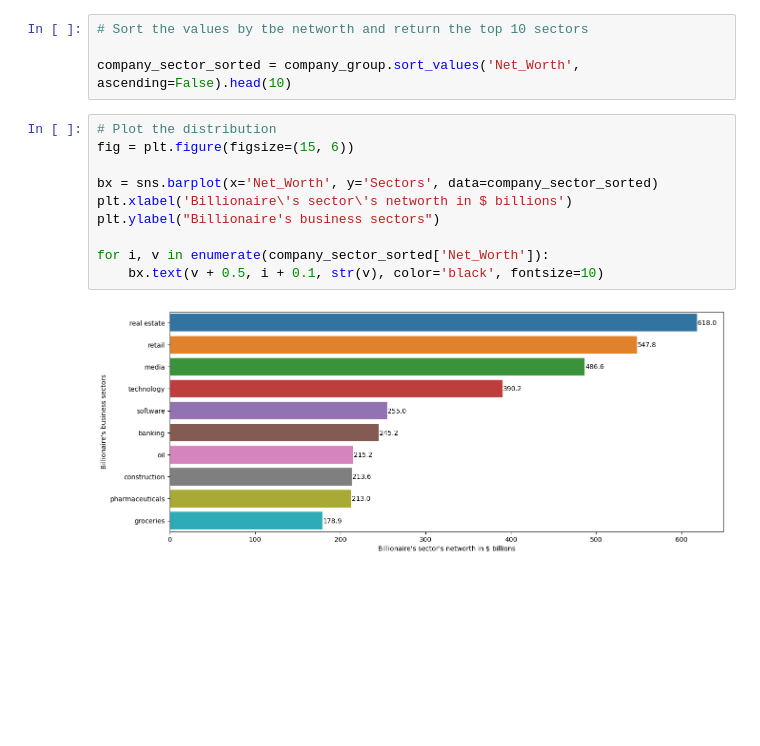
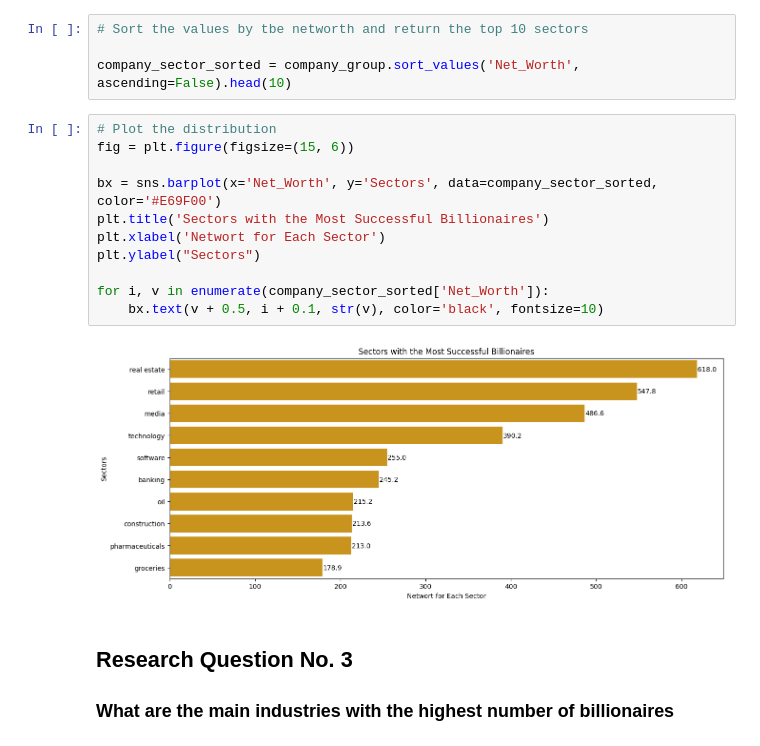
Before and after one commit to obinnaofomah/Forbes_Billionaires_Analysis, a Jupyter notebook: Billionaire Data Analysis.ipynb, the cells around one changed output. Drawn from its saved outputs; the diff is of its cells as text; blank space fills up the shorter version.

```diff
--- a/Billionaire Data Analysis.ipynb
+++ b/Billionaire Data Analysis.ipynb
@@ -396,12 +396,16 @@ company_sector_sorted = company_group.sort_values('Net_Worth', ascending=False).
 # %%
 # Plot the distribution
 fig = plt.figure(figsize=(15, 6))
 
-bx = sns.barplot(x='Net_Worth', y='Sectors', data=company_sector_sorted)
-plt.xlabel('Billionaire\'s sector\'s networth in $ billions')
-plt.ylabel("Billionaire's business sectors")
+bx = sns.barplot(x='Net_Worth', y='Sectors', data=company_sector_sorted, color='#E69F00')
+plt.title('Sectors with the Most Successful Billionaires')
+plt.xlabel('Networt for Each Sector')
+plt.ylabel("Sectors")
 
 for i, v in enumerate(company_sector_sorted['Net_Worth']):
     bx.text(v + 0.5, i + 0.1, str(v), color='black', fontsize=10)
 # %% [output]
-[figure, old version]
+[figure, new version]
+# %% [markdown]
+## Research Question No. 3
+### What are the main industries with the highest number of billionaires
```
Also changed, not shown: parts of 5 cells of this notebook.
